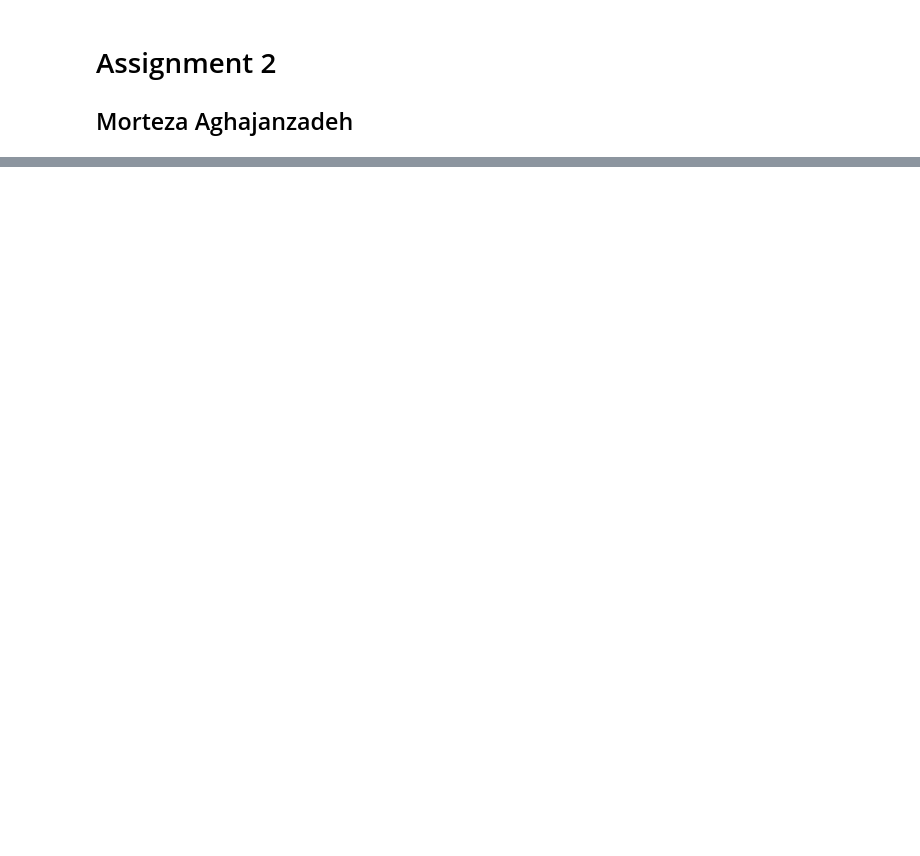
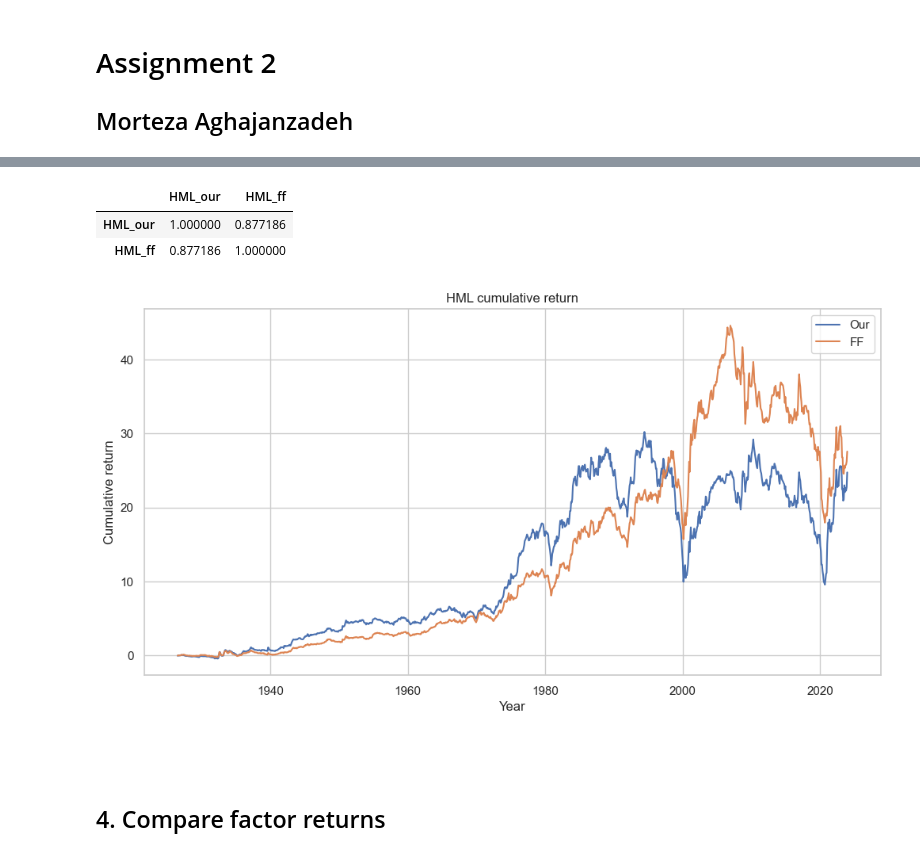
Before and after one commit to mortezaaghajanzadeh/BDAP, a Jupyter notebook: Assignments/Assignment 2/Assignment2.ipynb, the cells around one changed output, grey strips where cells are left out. Cells and saved outputs as stored; diff of their text form; code cells hidden in the pictures; blank space fills up the shorter version.

```diff
--- a/Assignments/Assignment 2/Assignment2.ipynb
+++ b/Assignments/Assignment 2/Assignment2.ipynb
@@ -138,0 +292,52 @@ for i in tqdm(High_portfolio):
+# %%
+## Function to calculate the portfolio return based on the value weight
+# Also calculate the portfolio return based on the capped-value weighting
+def get_portfolio_return(df,weight):
+    if weight == 'equal':
+        return df.groupby('yearMonth').ret.mean()
+    elif weight == 'capped_value':
+        df.loc[df.mcap > df.high_cap, 'mcap'] = df.loc[df.mcap > df.high_cap].high_cap
+        df['mweight'] = df.groupby('yearMonth')['mcap'].transform(lambda x: x/sum(x))
+    else:
+        df['mweight'] = df.groupby('yearMonth')[weight].transform(lambda x: x/sum(x))
+    df['w_ret'] = df['mweight']*df['ret']
+    return df.groupby('yearMonth').w_ret.sum()
+return_df = pd.DataFrame()
+return_df['BH'] = get_portfolio_return(bh_df,weight = 'mcap')
+return_df['SH'] = get_portfolio_return(sh_df,weight = 'mcap')
+return_df['BL'] = get_portfolio_return(bl_df,weight = 'mcap')
+return_df['SL'] = get_portfolio_return(sl_df,weight = 'mcap')
+return_df.reset_index(inplace=True)
+return_df['yearMonth'] = return_df['yearMonth'].dt.to_timestamp()
+# Calculate the HML return
+return_df['HML'] = 0.5 * (return_df['BH'] + return_df['SH'] - return_df['BL'] - return_df['SL'])
+# Calculate the cumulative return
+return_df['cum_HML'] = ((1+return_df['HML']).cumprod()-1)
+# %%
+## Load the Fama-French HML return and compare it with our HML return
+# Load the Fama-French HML return
+ff_df = pd.read_csv('Data/F-F_Research_Data_Factors.csv')
+ff_df.iloc[:,1:] = ff_df.iloc[:,1:]/100
+ff_df['yearMonth'] = pd.to_datetime(ff_df['yearMonth'], format='%Y%m')
+ff_df['cum_HML'] = ((1+ff_df['HML']).cumprod()-1)
+
+# Plot the HML return
+plt.figure(figsize=(12, 6))
+sns.lineplot(data=return_df, x='yearMonth', y='cum_HML', label='Our')
+sns.lineplot(data=ff_df, x='yearMonth', y='cum_HML', label='FF')
+plt.title('HML cumulative return')
+plt.xlabel('Year')
+plt.ylabel('Cumulative return')
+plt.savefig('Out/HML_cumulative_return.png', dpi=300, bbox_inches='tight')
+
+# calculate the correlation between our HML return and FF HML return
+return_df[['yearMonth','HML','cum_HML']].merge(ff_df[['yearMonth','HML','cum_HML']], on='yearMonth', suffixes=('_our', '_ff'))[['HML_our','HML_ff']].corr()
+# %% [output]
+|  | HML_our | HML_ff |
+| HML_our | 1.000000 | 0.877186 |
+| HML_ff | 0.877186 | 1.000000 |
+[figure, added]
+# %% [markdown]
+###
+# %% [markdown]
+## 4. Compare factor returns
```
Also changed, not shown: parts of 40 cells of this notebook, 14 other files.
